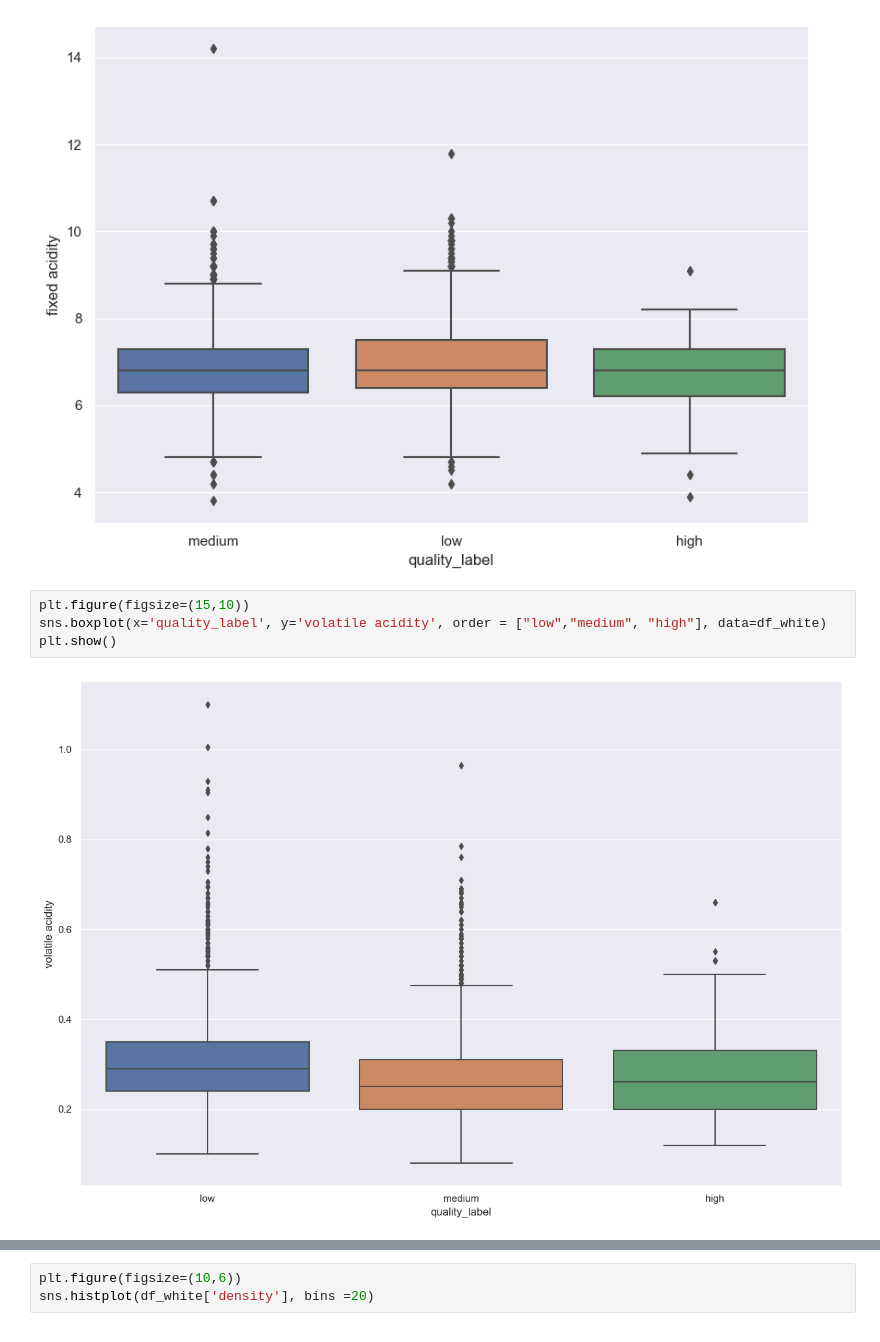
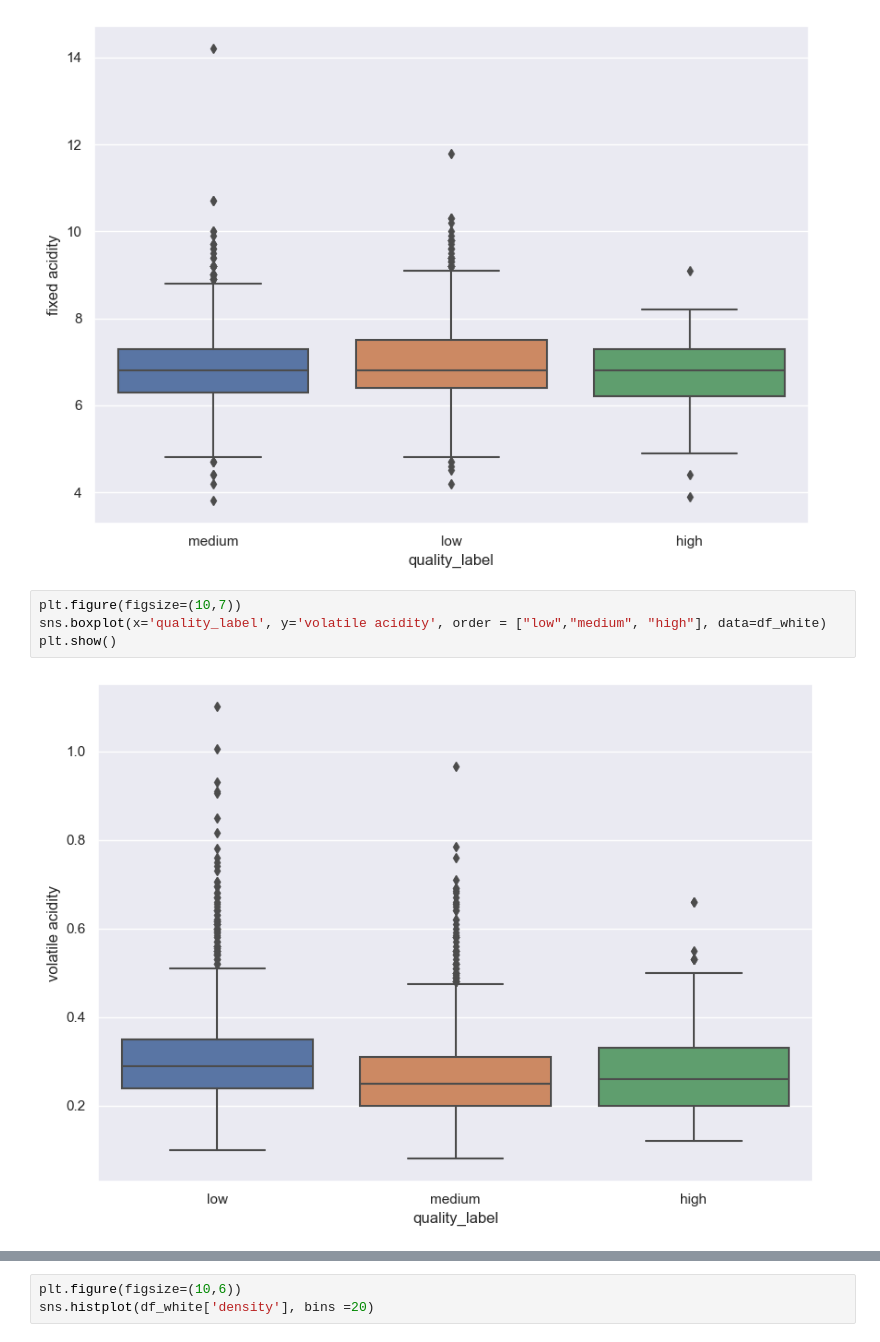
Before and after one commit to satomi26/Project-2, a Jupyter notebook: all_wine.ipynb, the cells around one changed output, grey strips where cells are left out. Drawn from its saved outputs; the diff is of its cells as text.

```diff
--- a/all_wine.ipynb
+++ b/all_wine.ipynb
@@ -741,9 +742,9 @@ plt.show()
 # %% [output]
 [figure]
 # %%
-plt.figure(figsize=(15,10))
+plt.figure(figsize=(10,7))
 sns.boxplot(x='quality_label', y='volatile acidity', order = ["low","medium", "high"], data=df_white)
 plt.show()
 # %% [output]
-[figure, old version]
+[figure, new version]
 # %%
```
Also changed, not shown: parts of 4 cells of this notebook, 4 other files.
